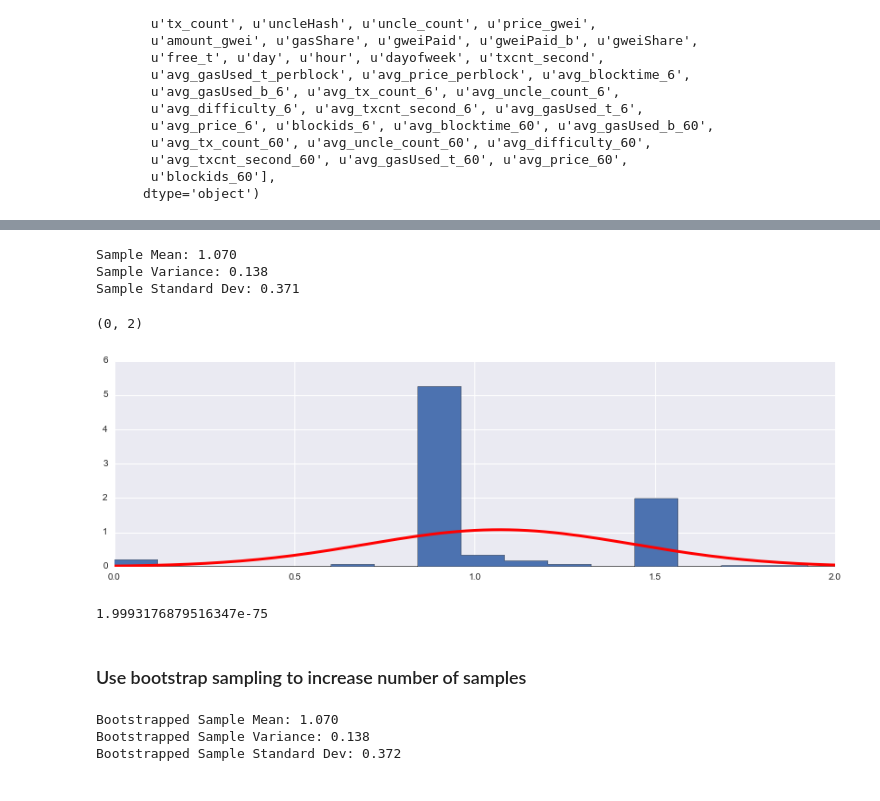
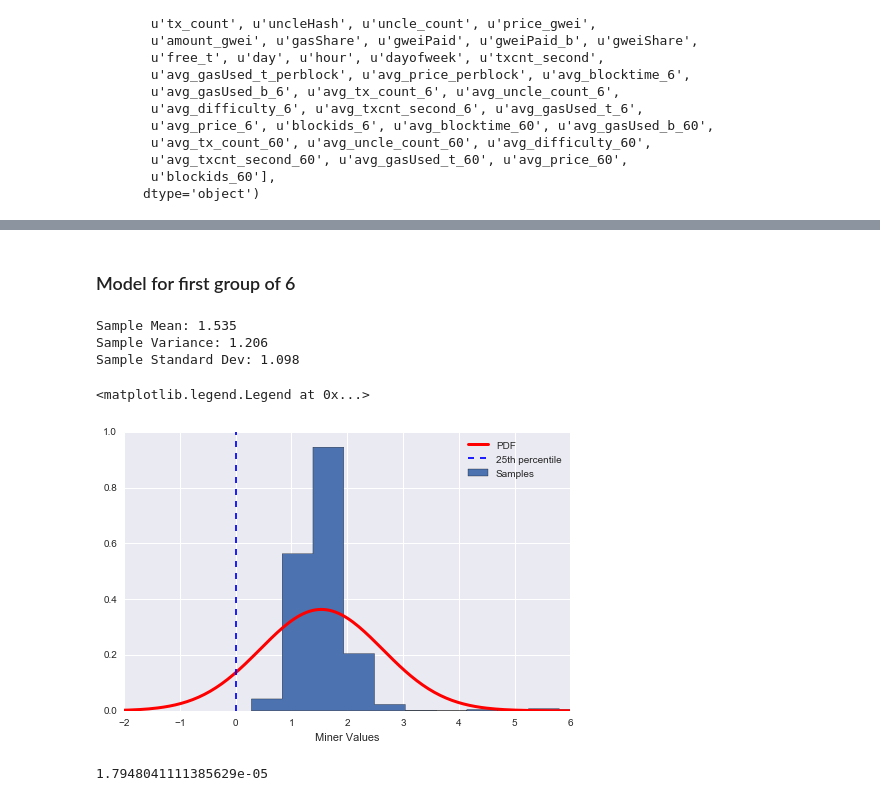
Before and after one commit to NunoEdgarGFlowHub/ethereum_blockchain, a Jupyter notebook: notebooks/feature_engineering.ipynb, the cells around one changed output, grey strips where cells are left out. Cells and saved outputs as stored; diff of their text form; code cells hidden in the pictures.

```diff
--- a/notebooks/feature_engineering.ipynb
+++ b/notebooks/feature_engineering.ipynb
@@ -271,2 +152,0 @@ merged2[merged2['block_id'] == 4286252]['mu'].hist()
-# %%
-samples = merged2[merged2['block_id'] == 4286252]['mu']
@@ -273,3 +400,5 @@ samples = merged2[merged2['block_id'] == 4286252]['mu']
+# %% [markdown]
+### Model for first group of 6
 # %%
 # compute mean, variance, standard deviation
 mu_hat = np.mean(samples)
@@ -279,23 +408,24 @@ print("Sample Mean: {0:1.3f}".format(mu_hat))
 print("Sample Variance: {0:1.3f}".format(sigma_sq_hat))
 print("Sample Standard Dev: {0:1.3f}".format(sigma_hat))
 # %% [output]
-Sample Mean: 1.070
-Sample Variance: 0.138
-Sample Standard Dev: 0.371
+Sample Mean: 1.535
+Sample Variance: 1.206
+Sample Standard Dev: 1.098
 # %%
-x = np.linspace(-3, 3, num=250)
-fig, ax = plt.subplots(1, 1, figsize=(14, 4))
+x = np.linspace(-5, 8, num=250)
+fig, ax = plt.subplots(1, 1, figsize=(8, 5))
 
-ax.hist(samples, bins=25, normed=True, histtype='stepfilled')
-ax.plot(x, norm.pdf(x, mu_hat,sigma_hat), 'r-', lw=3, label='Normal MOM')
-ax.set_xlim(0,2)
+ax.hist(samples, normed=True, bins=25, histtype='stepfilled', label='Samples')
+ax.plot(x, norm.pdf(x, mu_hat,sigma_hat), 'r-', lw=3, label='PDF')
+ax.axvline(x=np.percentile(norm.pdf(x, mu_hat,sigma_hat), 25), linestyle='--', label='25th percentile')
+ax.set_xlim(-2,6)
+ax.set_xlabel('Miner Values')
+ax.legend()
 # %% [output]
-(0, 2)
+<matplotlib.legend.Legend at 0x...>
-[figure, old version]
+[figure, new version]
 # %%
 # compute 25th percentile
-np.percentile(sp.norm.pdf(x, mu_hat, sigma_sq_hat), 25.0)
+np.percentile(norm.pdf(x, mu_hat,sigma_hat), 25)
 # %% [output]
-1.9993176879516347e-75
+1.7948041111385629e-05
-# %% [markdown]
-### Use bootstrap sampling to increase number of samples
@@ -312,12 +431,0 @@ boot_samples = bootstraper(samples.values, 100000)
-# %%
-# compute mean, variance, standard deviation
-mu_hat_b = np.mean(boot_samples)
-sigma_sq_hat_b = np.var(boot_samples)
-sigma_hat_b = np.std(boot_samples)
-print("Bootstrapped Sample Mean: {0:1.3f}".format(mu_hat_b))
-print("Bootstrapped Sample Variance: {0:1.3f}".format(sigma_sq_hat_b))
-print("Bootstrapped Sample Standard Dev: {0:1.3f}".format(sigma_hat_b))
-# %% [output]
-Bootstrapped Sample Mean: 1.070
-Bootstrapped Sample Variance: 0.138
-Bootstrapped Sample Standard Dev: 0.372
```
Also changed, not shown: parts of 64 cells of this notebook.
